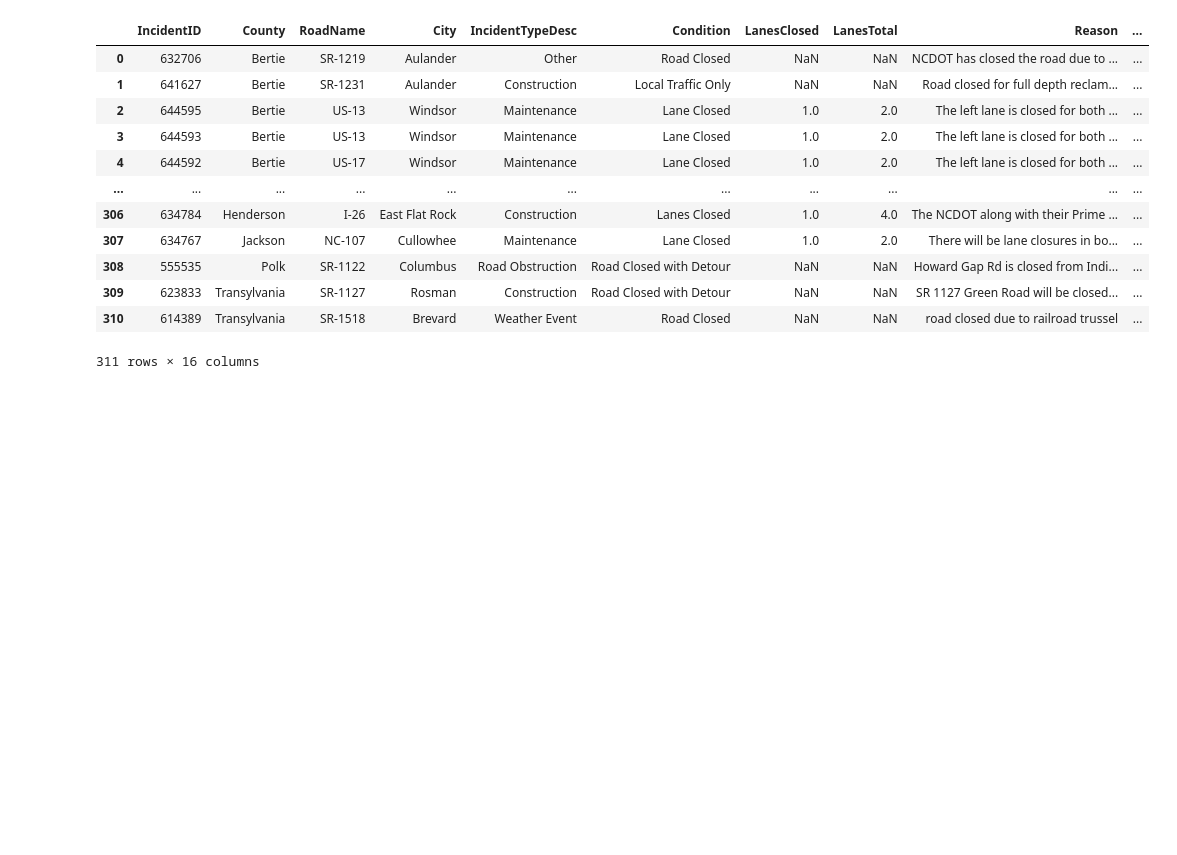
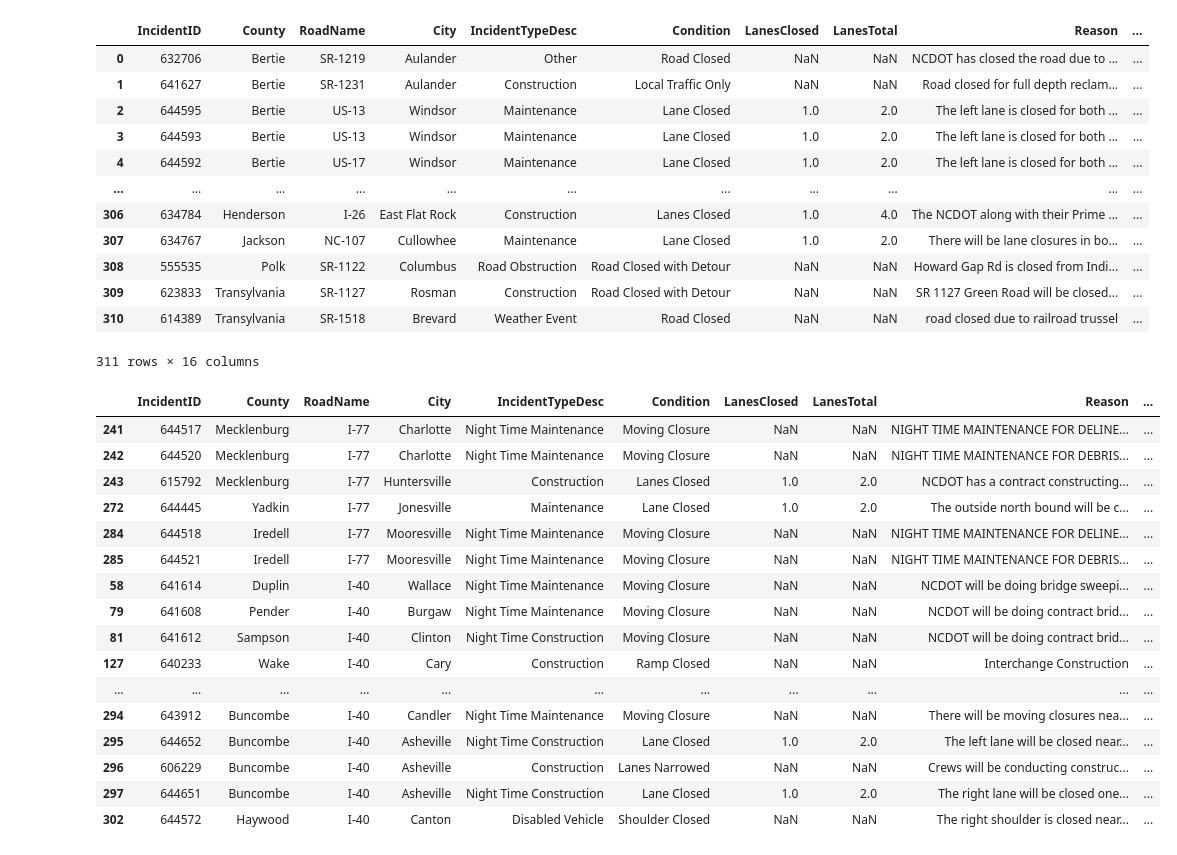
Before and after one commit to iRob96/Traffic-Machine-Learning, a Jupyter notebook: traffic_machine_learning.ipynb, the cells around one changed output. Saved outputs shown, nothing was run; the diff lists cells and outputs as text; code cells hidden in the pictures; blank space fills up the shorter version.

Commit message:
filtered nc traffic data

```diff
--- a/traffic_machine_learning.ipynb
+++ b/traffic_machine_learning.ipynb
@@ -38,3 +38,29 @@ nc_traffic_data
 | 309 | 623833 | Transylvania | SR-1127 | Rosman | Construction | Road Closed with Detour | NaN | NaN | SR 1127 Green Road will be closed... | ... |
 | 310 | 614389 | Transylvania | SR-1518 | Brevard | Weather Event | Road Closed | NaN | NaN | road closed due to railroad trussel | ... |
 311 rows × 16 columns
+# %%
+nc_traffic_data_I40 = nc_traffic_data.loc[(nc_traffic_data['RoadName'] == 'I-77')]
+# %%
+nc_traffic_data_I77 = nc_traffic_data.loc[(nc_traffic_data['RoadName'] == 'I-40')]
+# %%
+nc_traffic_data_filtered = pd.concat([nc_traffic_data_I40,nc_traffic_data_I77])
+# %%
+nc_traffic_data_filtered
+# %% [output]
+|  | IncidentID | County | RoadName | City | IncidentTypeDesc | Condition | LanesClosed | LanesTotal | Reason | ... |
+| 241 | 644517 | Mecklenburg | I-77 | Charlotte | Night Time Maintenance | Moving Closure | NaN | NaN | NIGHT TIME MAINTENANCE FOR DELINE... | ... |
+| 242 | 644520 | Mecklenburg | I-77 | Charlotte | Night Time Maintenance | Moving Closure | NaN | NaN | NIGHT TIME MAINTENANCE FOR DEBRIS... | ... |
+| 243 | 615792 | Mecklenburg | I-77 | Huntersville | Construction | Lanes Closed | 1.0 | 2.0 | NCDOT has a contract constructing... | ... |
+| 272 | 644445 | Yadkin | I-77 | Jonesville | Maintenance | Lane Closed | 1.0 | 2.0 | The outside north bound will be c... | ... |
+| 284 | 644518 | Iredell | I-77 | Mooresville | Night Time Maintenance | Moving Closure | NaN | NaN | NIGHT TIME MAINTENANCE FOR DELINE... | ... |
+| 285 | 644521 | Iredell | I-77 | Mooresville | Night Time Maintenance | Moving Closure | NaN | NaN | NIGHT TIME MAINTENANCE FOR DEBRIS... | ... |
+| 58 | 641614 | Duplin | I-40 | Wallace | Night Time Maintenance | Moving Closure | NaN | NaN | NCDOT will be doing bridge sweepi... | ... |
+| 79 | 641608 | Pender | I-40 | Burgaw | Night Time Maintenance | Moving Closure | NaN | NaN | NCDOT will be doing contract brid... | ... |
+| 81 | 641612 | Sampson | I-40 | Clinton | Night Time Construction | Moving Closure | NaN | NaN | NCDOT will be doing contract brid... | ... |
+| 127 | 640233 | Wake | I-40 | Cary | Construction | Ramp Closed | NaN | NaN | Interchange Construction | ... |
+| ... | ... | ... | ... | ... | ... | ... | ... | ... | ... | ... |
+| 294 | 643912 | Buncombe | I-40 | Candler | Night Time Maintenance | Moving Closure | NaN | NaN | There will be moving closures nea... | ... |
+| 295 | 644652 | Buncombe | I-40 | Asheville | Night Time Construction | Lane Closed | 1.0 | 2.0 | The left lane will be closed near... | ... |
+| 296 | 606229 | Buncombe | I-40 | Asheville | Construction | Lanes Narrowed | NaN | NaN | Crews will be conducting construc... | ... |
+| 297 | 644651 | Buncombe | I-40 | Asheville | Night Time Construction | Lane Closed | 1.0 | 2.0 | The right lane will be closed one... | ... |
+| 302 | 644572 | Haywood | I-40 | Canton | Disabled Vehicle | Shoulder Closed | NaN | NaN | The right shoulder is closed near... | ... |
```
